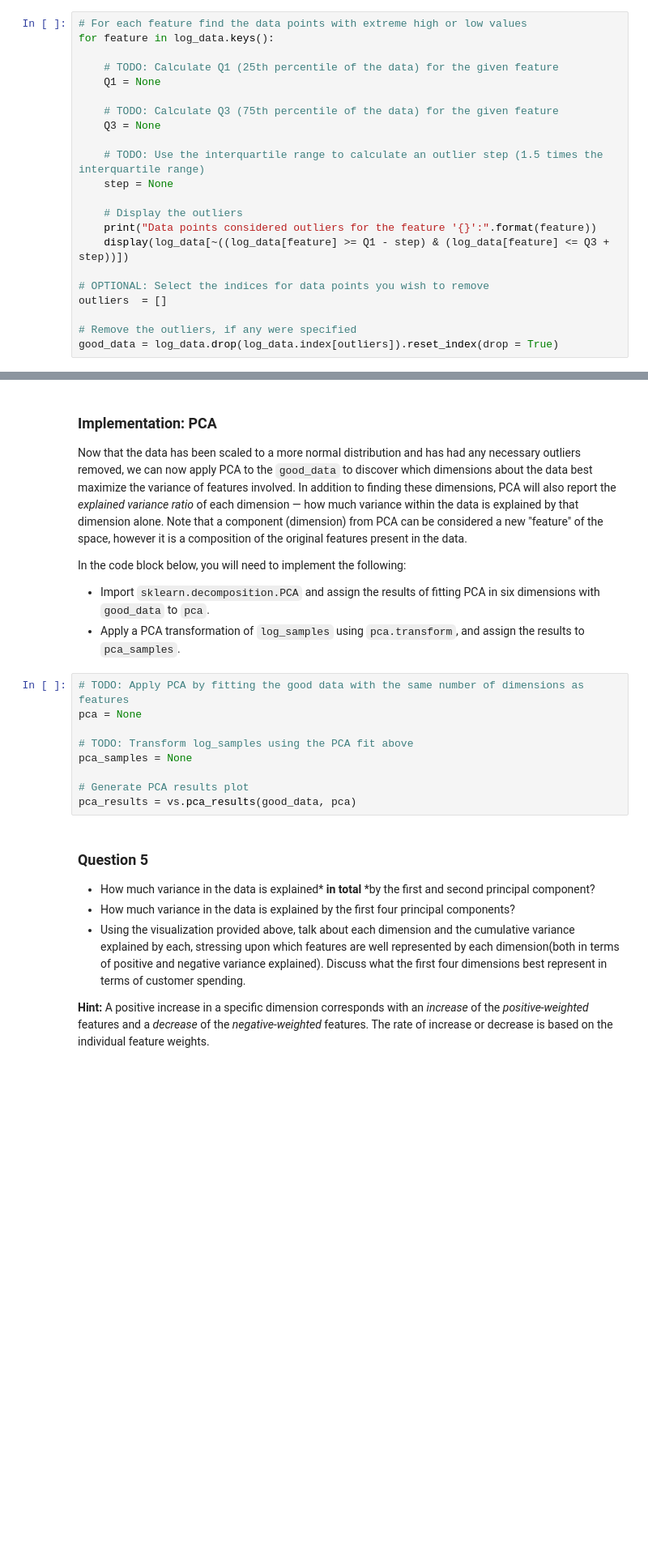
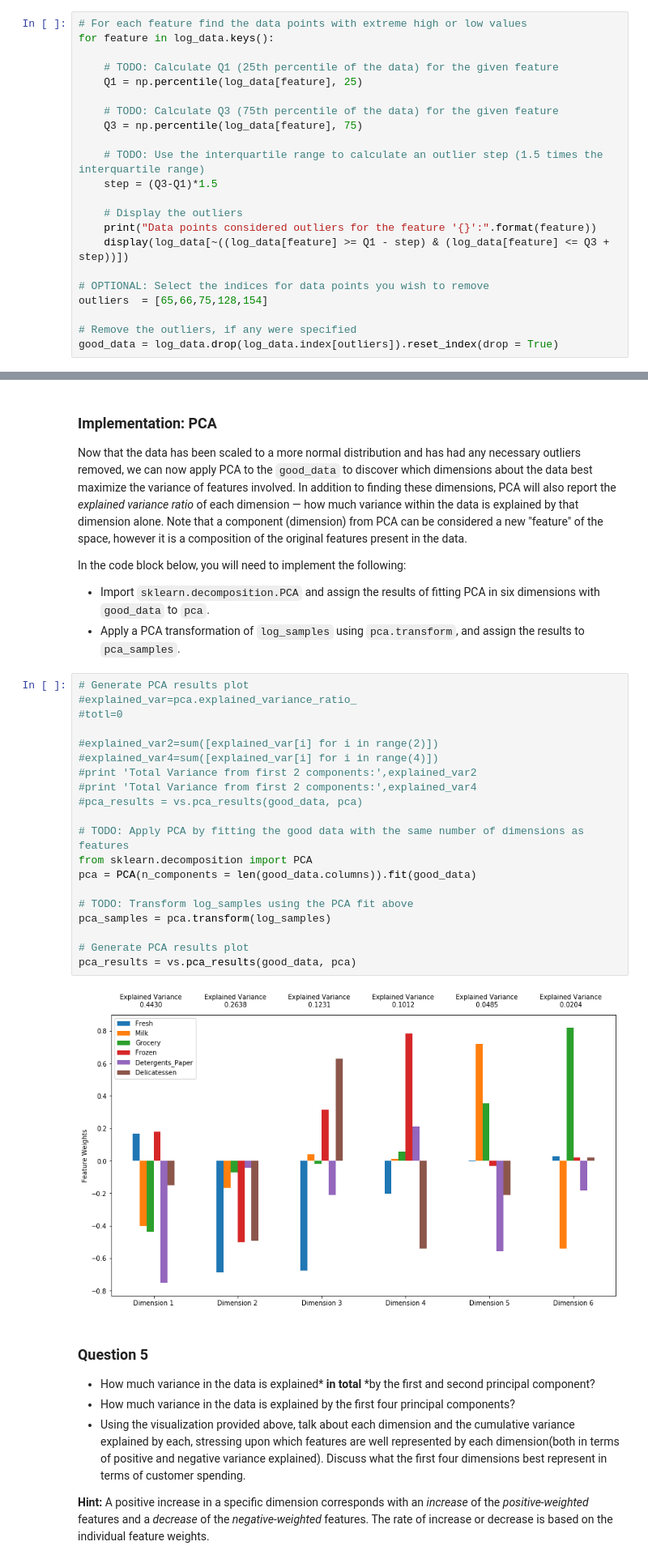
Before and after one commit to dundo-ret/udacity-data-science-foundation, a Jupyter notebook: customer_segments/customer_segments.ipynb, the cells around one changed output, grey strips where cells are left out. Shown: that part at 81% size. Saved outputs shown, nothing was run; the diff lists cells and outputs as text; blank space fills up the shorter version.

```diff
--- a/customer_segments/customer_segments.ipynb
+++ b/customer_segments/customer_segments.ipynb
@@ -164,20 +231,20 @@ Once you have performed this implementation, the dataset will be stored in the v
 for feature in log_data.keys():
 
     # TODO: Calculate Q1 (25th percentile of the data) for the given feature
-    Q1 = None
+    Q1 = np.percentile(log_data[feature], 25)
 
     # TODO: Calculate Q3 (75th percentile of the data) for the given feature
-    Q3 = None
+    Q3 = np.percentile(log_data[feature], 75)
 
     # TODO: Use the interquartile range to calculate an outlier step (1.5 times the interquartile range)
-    step = None
+    step = (Q3-Q1)*1.5
 
     # Display the outliers
     print("Data points considered outliers for the feature '{}':".format(feature))
     display(log_data[~((log_data[feature] >= Q1 - step) & (log_data[feature] <= Q3 + step))])
 
 # OPTIONAL: Select the indices for data points you wish to remove
-outliers  = []
+outliers  = [65,66,75,128,154]
 
 # Remove the outliers, if any were specified
 good_data = log_data.drop(log_data.index[outliers]).reset_index(drop = True)
@@ -202,14 +333,27 @@ In the code block below, you will need to implement the following:
  - Import `sklearn.decomposition.PCA` and assign the results of fitting PCA in six dimensions with `good_data` to `pca`.
  - Apply a PCA transformation of `log_samples` using `pca.transform`, and assign the results to `pca_samples`.
 # %%
+# Generate PCA results plot
+#explained_var=pca.explained_variance_ratio_
+#totl=0
+
+#explained_var2=sum([explained_var[i] for i in range(2)])
+#explained_var4=sum([explained_var[i] for i in range(4)])
+#print 'Total Variance from first 2 components:',explained_var2
+#print 'Total Variance from first 2 components:',explained_var4
+#pca_results = vs.pca_results(good_data, pca)
+
 # TODO: Apply PCA by fitting the good data with the same number of dimensions as features
-pca = None
+from sklearn.decomposition import PCA
+pca = PCA(n_components = len(good_data.columns)).fit(good_data)
 
 # TODO: Transform log_samples using the PCA fit above
-pca_samples = None
+pca_samples = pca.transform(log_samples)
 
 # Generate PCA results plot
 pca_results = vs.pca_results(good_data, pca)
+# %% [output]
+[figure, added]
 # %% [markdown]
 ### Question 5
 
```
Also changed, not shown: parts of 43 cells of this notebook, 1 other file.
